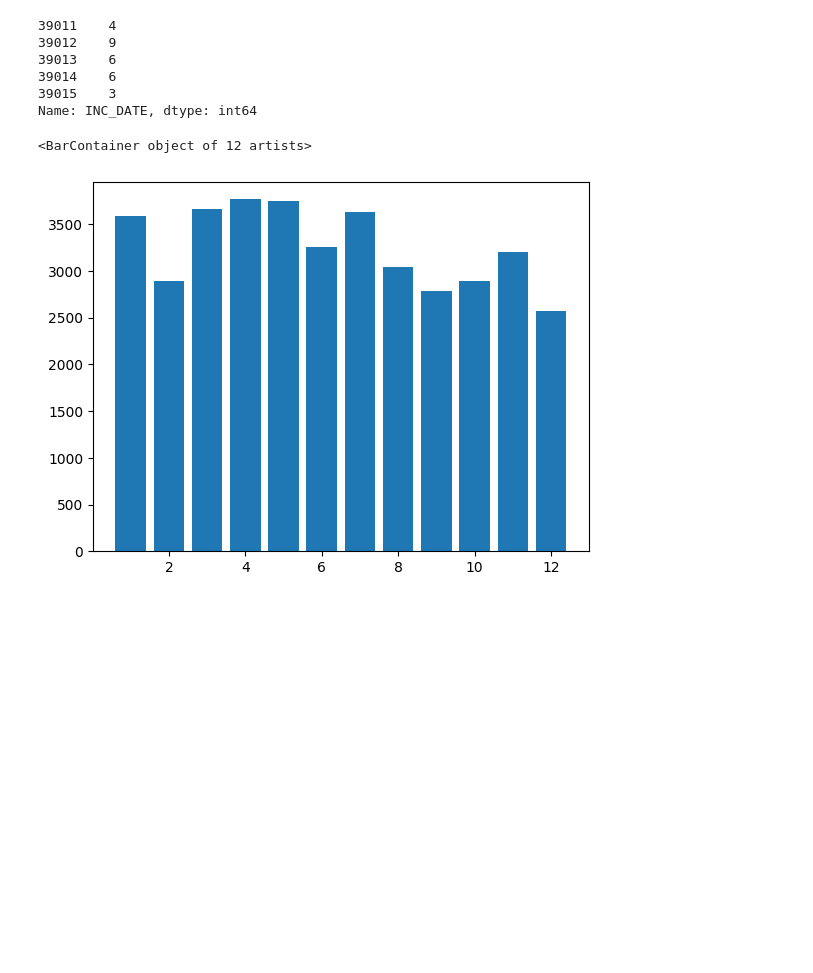
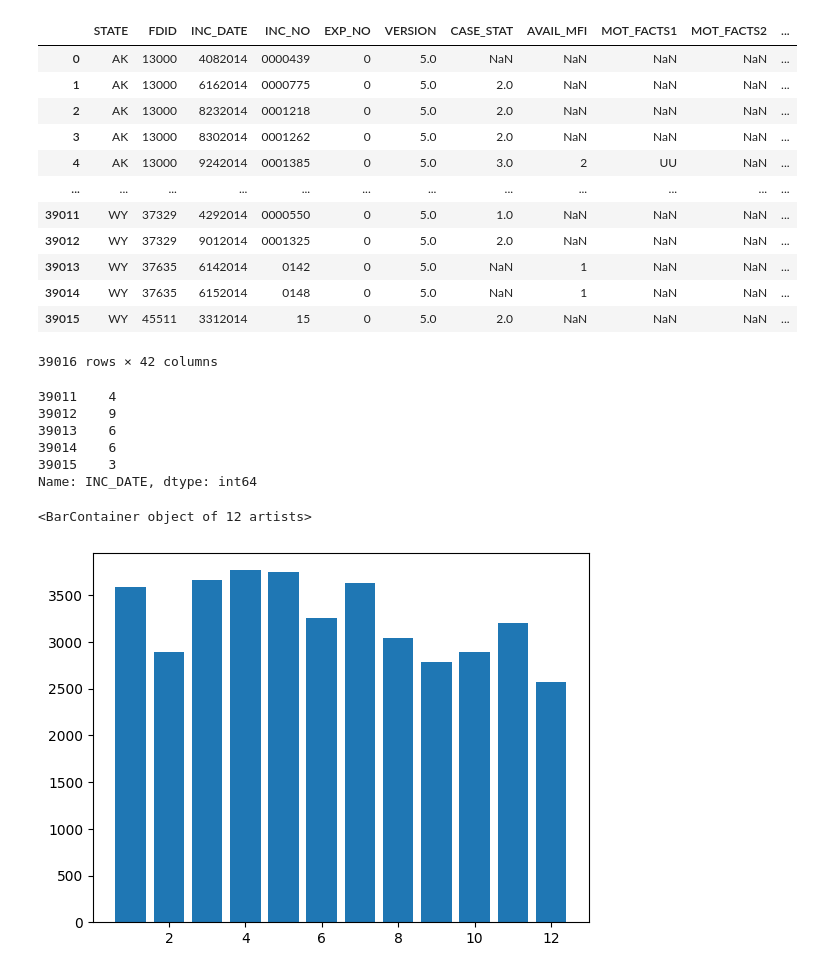
Before and after one commit to abhiman23897/fire-hazard-analytics, a Jupyter notebook: analysis.ipynb, the cells around one changed output. Cells and saved outputs as stored; diff of their text form; code cells hidden in the pictures; blank space fills up the shorter version.

```diff
--- a/analysis.ipynb
+++ b/analysis.ipynb
@@ -4,6 +4,22 @@ import numpy as np
 import matplotlib.pyplot as plt
 # %%
 df = pd.read_csv("arson.txt", delimiter="^")
+# %%
+df
+# %% [output]
+|  | STATE | FDID | INC_DATE | INC_NO | EXP_NO | VERSION | CASE_STAT | AVAIL_MFI | MOT_FACTS1 | MOT_FACTS2 | ... |
+| 0 | AK | 13000 | 4082014 | 0000439 | 0 | 5.0 | NaN | NaN | NaN | NaN | ... |
+| 1 | AK | 13000 | 6162014 | 0000775 | 0 | 5.0 | 2.0 | NaN | NaN | NaN | ... |
+| 2 | AK | 13000 | 8232014 | 0001218 | 0 | 5.0 | 2.0 | NaN | NaN | NaN | ... |
+| 3 | AK | 13000 | 8302014 | 0001262 | 0 | 5.0 | 2.0 | NaN | NaN | NaN | ... |
+| 4 | AK | 13000 | 9242014 | 0001385 | 0 | 5.0 | 3.0 | 2 | UU | NaN | ... |
+| ... | ... | ... | ... | ... | ... | ... | ... | ... | ... | ... | ... |
+| 39011 | WY | 37329 | 4292014 | 0000550 | 0 | 5.0 | 1.0 | NaN | NaN | NaN | ... |
+| 39012 | WY | 37329 | 9012014 | 0001325 | 0 | 5.0 | 2.0 | NaN | NaN | NaN | ... |
+| 39013 | WY | 37635 | 6142014 | 0142 | 0 | 5.0 | NaN | 1 | NaN | NaN | ... |
+| 39014 | WY | 37635 | 6152014 | 0148 | 0 | 5.0 | NaN | 1 | NaN | NaN | ... |
+| 39015 | WY | 45511 | 3312014 | 15 | 0 | 5.0 | 2.0 | NaN | NaN | NaN | ... |
+39016 rows × 42 columns
 # %%
 months = df['INC_DATE']//1000000
 months.tail()
```
Also changed, not shown: parts of 5 cells of this notebook, 1 other file.
